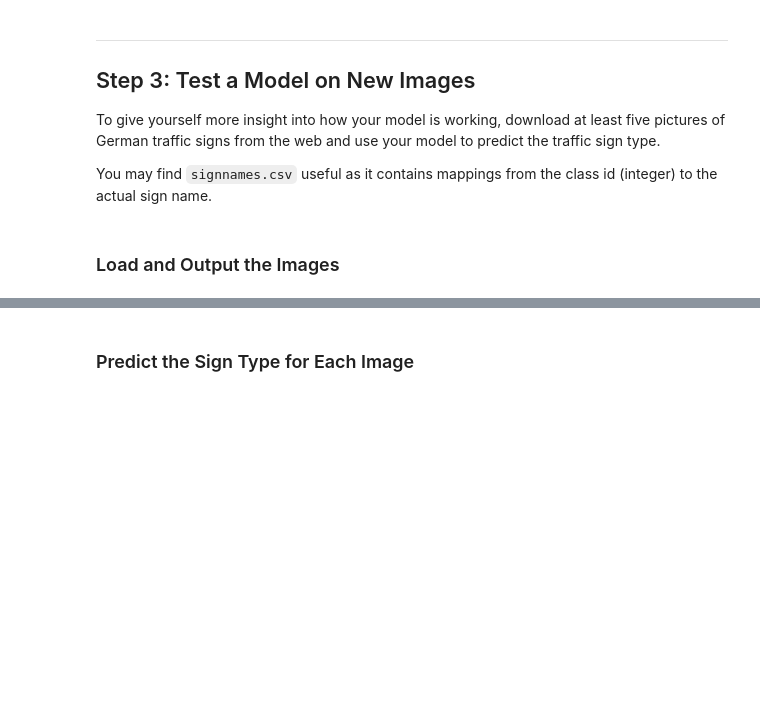
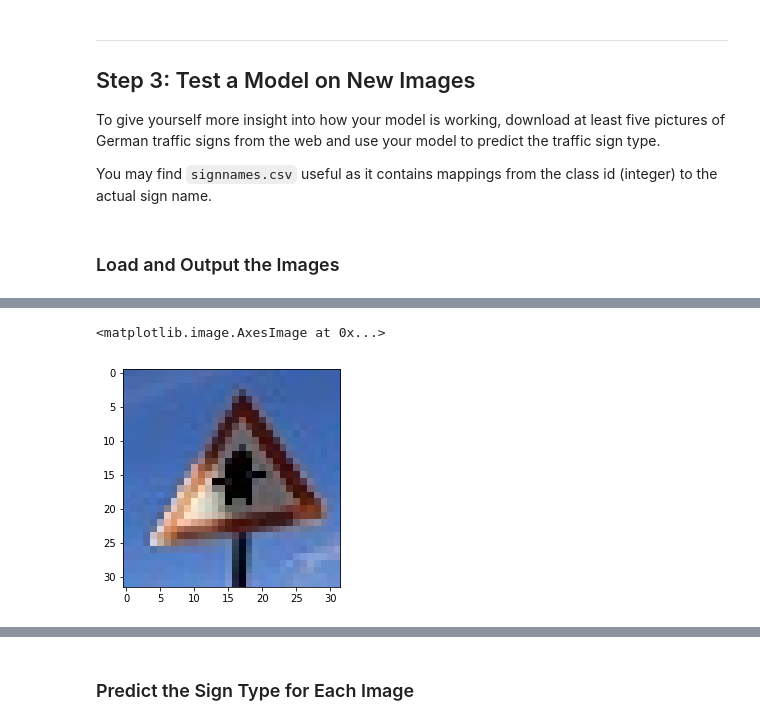
Before and after one commit to baninho/CarND-P2, a Jupyter notebook: Traffic_Sign_Classifier.ipynb, the cells around one changed output, grey strips where cells are left out. Cells and saved outputs as stored; diff of their text form; code cells hidden in the pictures; blank space fills up the shorter version.

```diff
--- a/Traffic_Sign_Classifier.ipynb
+++ b/Traffic_Sign_Classifier.ipynb
@@ -421,0 +486,5 @@ You may find `signnames.csv` useful as it contains mappings from the class id (i
+# %%
+plt.imshow(rakete)
+# %% [output]
+<matplotlib.image.AxesImage at 0x...>
+[figure, added]
```
Also changed, not shown: parts of 17 cells of this notebook, 7 other files.
